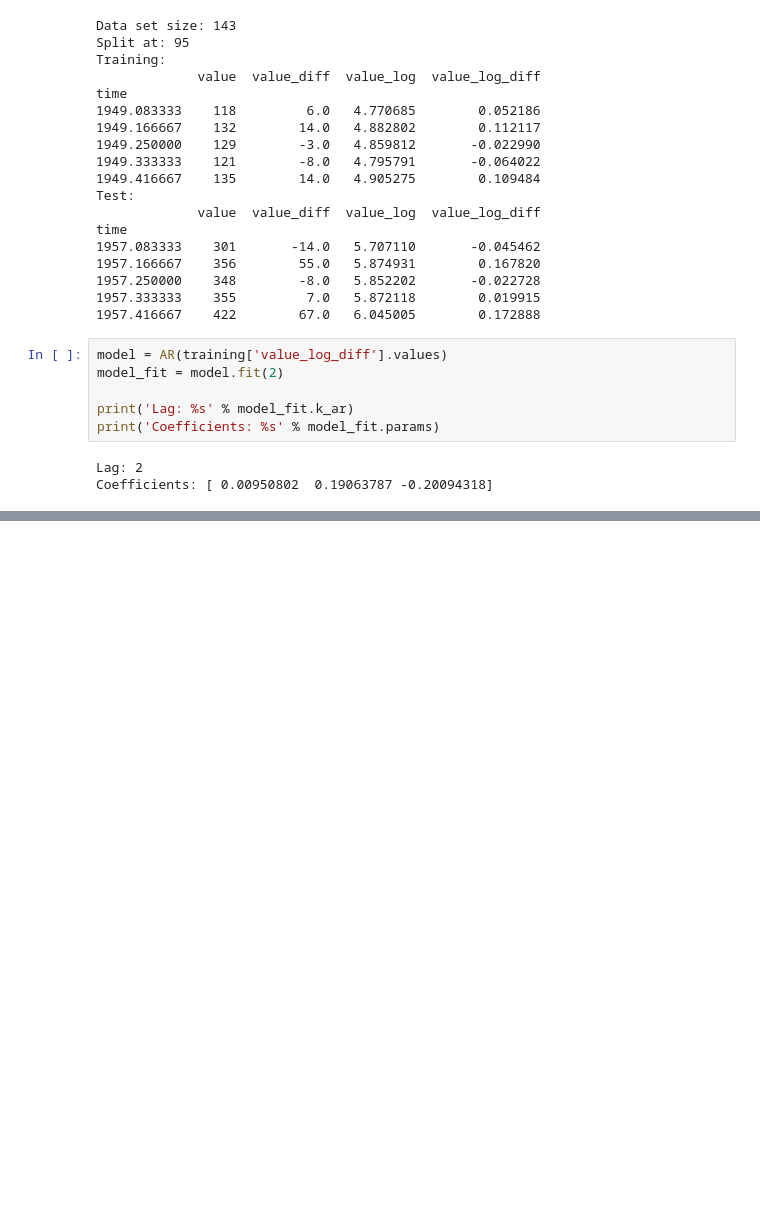
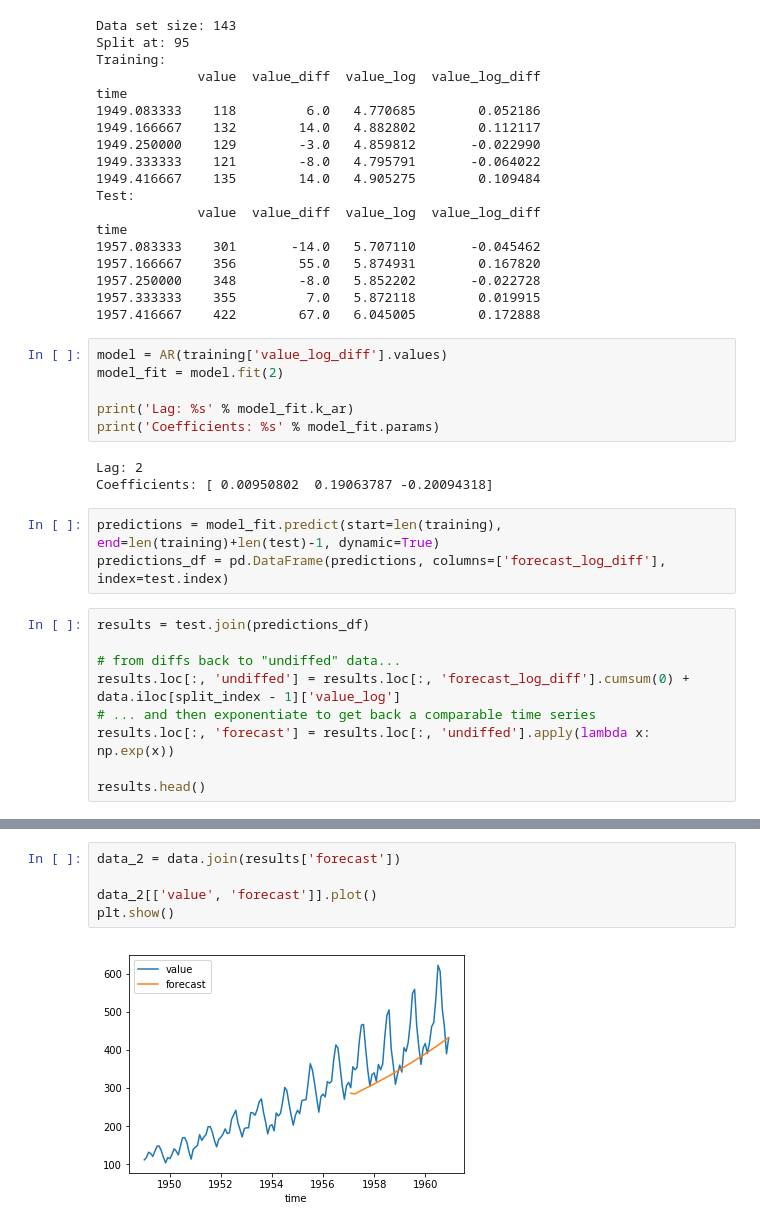
Before and after one commit to htoomik/applied-ml, a Jupyter notebook: w4/w4 lessons.ipynb, the cells around one changed output, grey strips where cells are left out. Saved outputs shown, nothing was run; the diff lists cells and outputs as text; blank space fills up the shorter version.

```diff
--- a/w4/w4 lessons.ipynb
+++ b/w4/w4 lessons.ipynb
@@ -117,3 +119,15 @@ print('Coefficients: %s' % model_fit.params)
 # %% [output]
 Lag: 2
 Coefficients: [ 0.00950802  0.19063787 -0.20094318]
+# %%
+predictions = model_fit.predict(start=len(training), end=len(training)+len(test)-1, dynamic=True)
+predictions_df = pd.DataFrame(predictions, columns=['forecast_log_diff'], index=test.index)
+# %%
+results = test.join(predictions_df)
+
+# from diffs back to "undiffed" data...
+results.loc[:, 'undiffed'] = results.loc[:, 'forecast_log_diff'].cumsum(0) + data.iloc[split_index - 1]['value_log']
+# ... and then exponentiate to get back a comparable time series
+results.loc[:, 'forecast'] = results.loc[:, 'undiffed'].apply(lambda x: np.exp(x))
+
+results.head()
@@ -119,0 +149,7 @@ Coefficients: [ 0.00950802  0.19063787 -0.20094318]
+# %%
+data_2 = data.join(results['forecast'])
+
+data_2[['value', 'forecast']].plot()
+plt.show()
+# %% [output]
+[figure, added]
```
Also changed, not shown: parts of 3 cells of this notebook.
